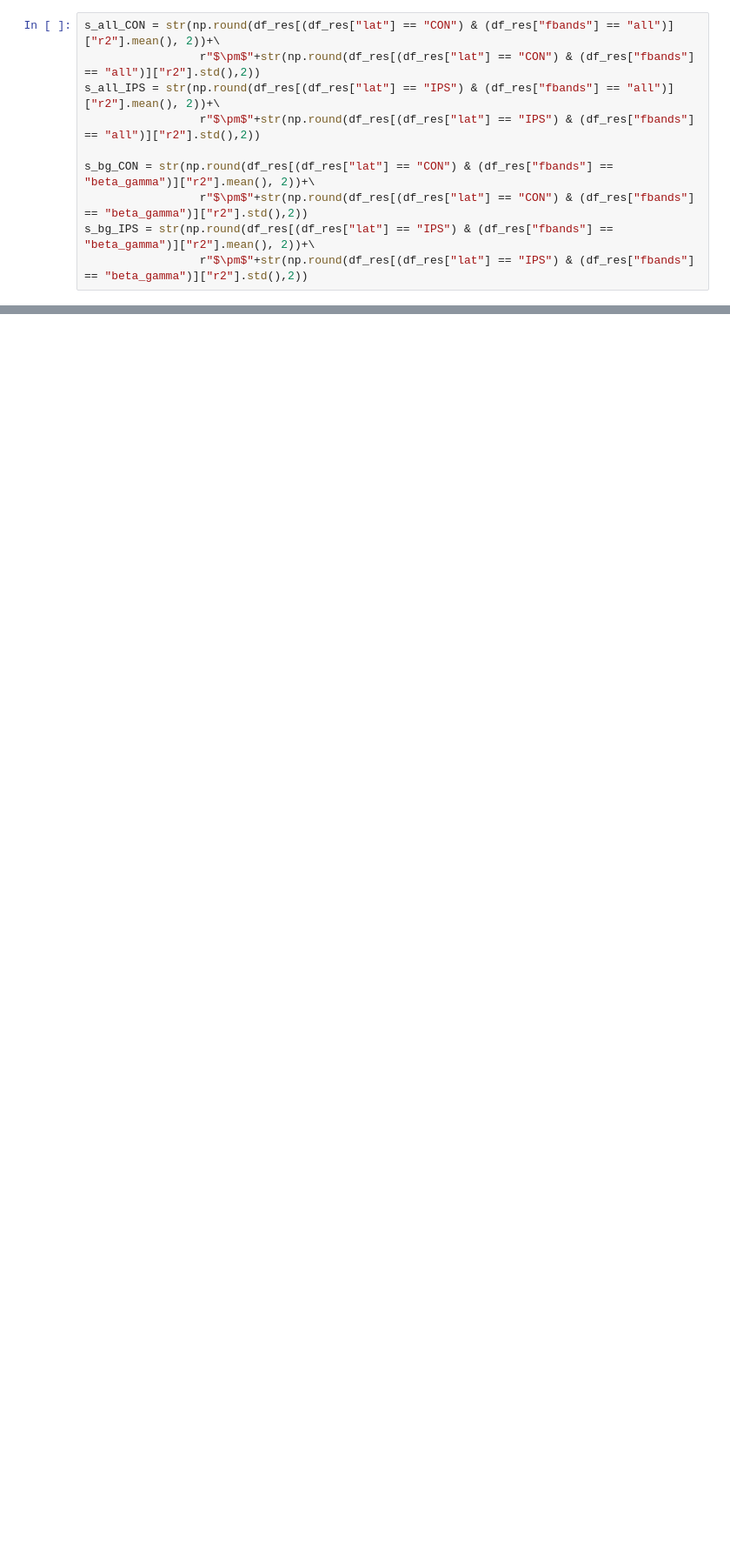
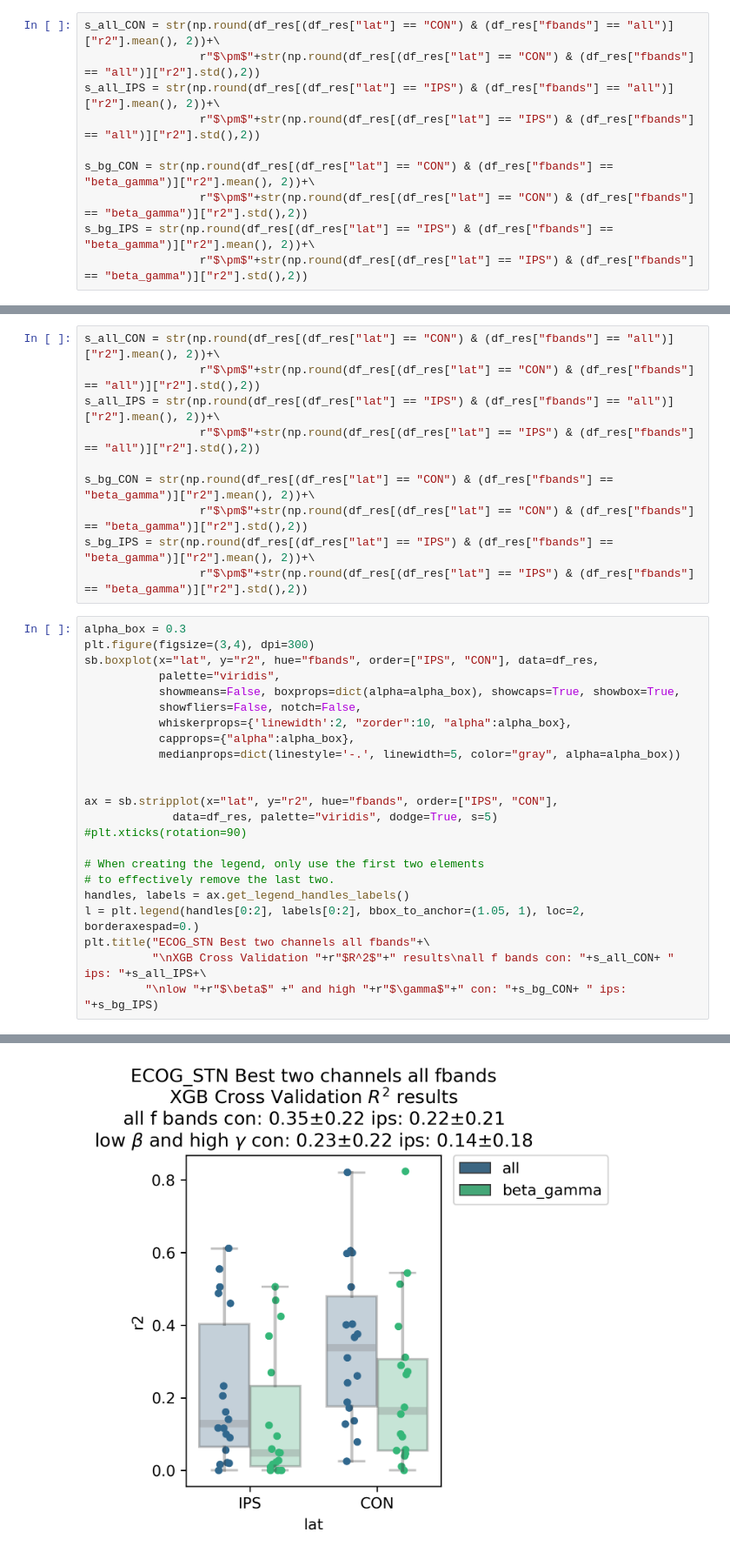
Before and after one commit to neuromodulation/icn, a Jupyter notebook: ECOG_vs_STN/Results_Analysis/ECOG_STN_feature_analysis/test_best_ECOG_STN.ipynb, the cells around one changed output, grey strips where cells are left out. Shown at 87% size. Drawn from its saved outputs; the diff is of its cells as text; blank space fills up the shorter version.

```diff
--- a/ECOG_vs_STN/Results_Analysis/ECOG_STN_feature_analysis/test_best_ECOG_STN.ipynb
+++ b/ECOG_vs_STN/Results_Analysis/ECOG_STN_feature_analysis/test_best_ECOG_STN.ipynb
@@ -188,0 +278,34 @@ Text(0.5, 1.0, 'ECOG_STN Best two channels all fbands\nLM Cross Validation $R^2$
+# %%
+s_all_CON = str(np.round(df_res[(df_res["lat"] == "CON") & (df_res["fbands"] == "all")]["r2"].mean(), 2))+\
+                 r"$\pm$"+str(np.round(df_res[(df_res["lat"] == "CON") & (df_res["fbands"] == "all")]["r2"].std(),2))
+s_all_IPS = str(np.round(df_res[(df_res["lat"] == "IPS") & (df_res["fbands"] == "all")]["r2"].mean(), 2))+\
+                 r"$\pm$"+str(np.round(df_res[(df_res["lat"] == "IPS") & (df_res["fbands"] == "all")]["r2"].std(),2))
+
+s_bg_CON = str(np.round(df_res[(df_res["lat"] == "CON") & (df_res["fbands"] == "beta_gamma")]["r2"].mean(), 2))+\
+                 r"$\pm$"+str(np.round(df_res[(df_res["lat"] == "CON") & (df_res["fbands"] == "beta_gamma")]["r2"].std(),2))
+s_bg_IPS = str(np.round(df_res[(df_res["lat"] == "IPS") & (df_res["fbands"] == "beta_gamma")]["r2"].mean(), 2))+\
+                 r"$\pm$"+str(np.round(df_res[(df_res["lat"] == "IPS") & (df_res["fbands"] == "beta_gamma")]["r2"].std(),2))
+# %%
+alpha_box = 0.3
+plt.figure(figsize=(3,4), dpi=300)
+sb.boxplot(x="lat", y="r2", hue="fbands", order=["IPS", "CON"], data=df_res,
+           palette="viridis",
+           showmeans=False, boxprops=dict(alpha=alpha_box), showcaps=True, showbox=True,
+           showfliers=False, notch=False,
+           whiskerprops={'linewidth':2, "zorder":10, "alpha":alpha_box},
+           capprops={"alpha":alpha_box},
+           medianprops=dict(linestyle='-.', linewidth=5, color="gray", alpha=alpha_box))
+
+
+ax = sb.stripplot(x="lat", y="r2", hue="fbands", order=["IPS", "CON"],
+             data=df_res, palette="viridis", dodge=True, s=5)
+#plt.xticks(rotation=90)
+
+# When creating the legend, only use the first two elements
+# to effectively remove the last two.
+handles, labels = ax.get_legend_handles_labels()
+l = plt.legend(handles[0:2], labels[0:2], bbox_to_anchor=(1.05, 1), loc=2, borderaxespad=0.)
+plt.title("ECOG_STN Best two channels all fbands"+\
+          "\nXGB Cross Validation "+r"$R^2$"+" results\nall f bands con: "+s_all_CON+ " ips: "+s_all_IPS+\
+         "\nlow "+r"$\beta$" +" and high "+r"$\gamma$"+" con: "+s_bg_CON+ " ips: "+s_bg_IPS)
+# %% [output]
@@ -188,0 +313 @@ Text(0.5, 1.0, 'ECOG_STN Best two channels all fbands\nLM Cross Validation $R^2$
+[figure, added]
```
Also changed, not shown: parts of 5 cells of this notebook, 1 other file.
